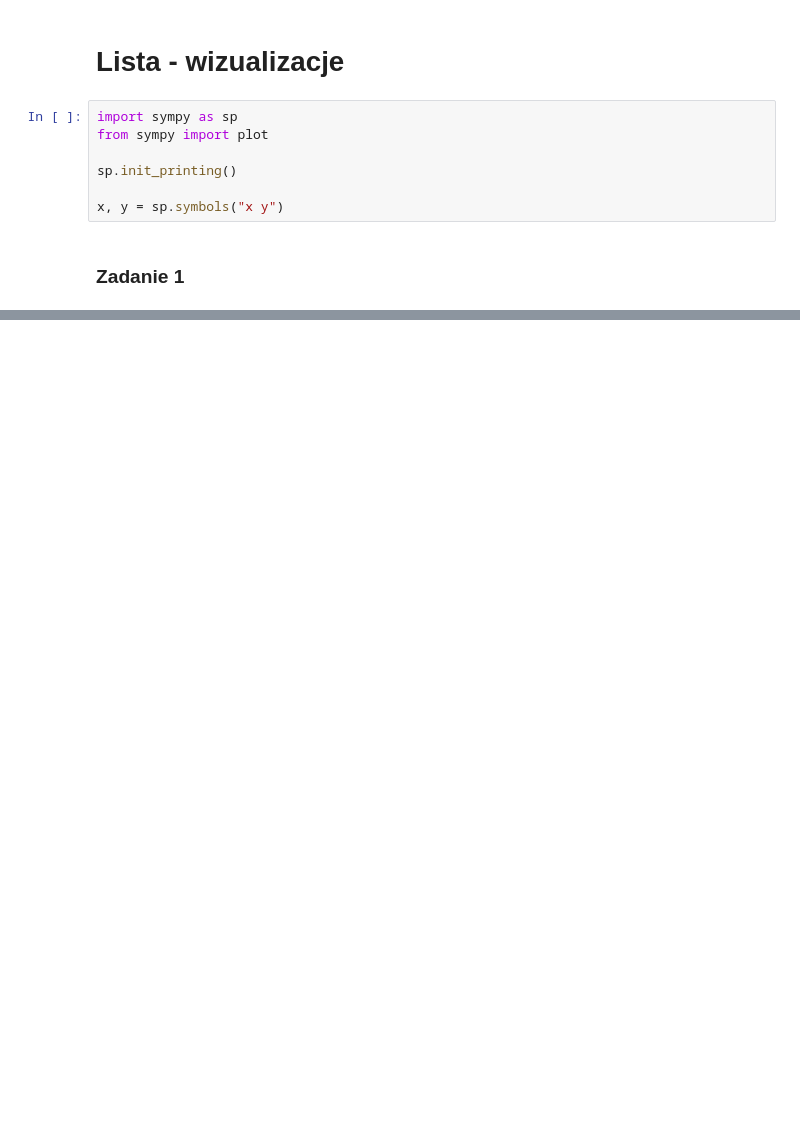
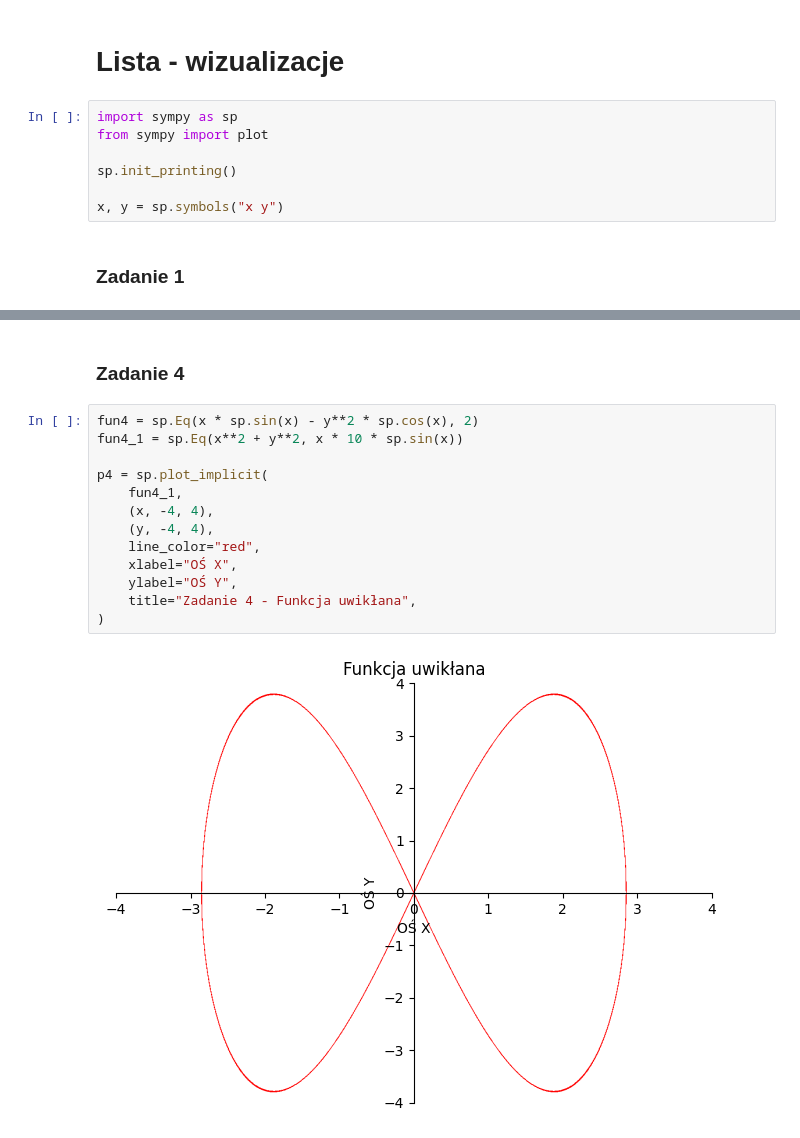
Before and after one commit to pzajaczkowski/ONWP, a Jupyter notebook: wizualizacje/wizualizacje.ipynb, the cells around one changed output, grey strips where cells are left out. Cells and saved outputs as stored; diff of their text form; blank space fills up the shorter version.

```diff
--- a/wizualizacje/wizualizacje.ipynb
+++ b/wizualizacje/wizualizacje.ipynb
@@ -82,0 +119,17 @@ Can't calculate derivative wrt -10.0000000000000.
+# %% [markdown]
+### Zadanie 4
+# %%
+fun4 = sp.Eq(x * sp.sin(x) - y**2 * sp.cos(x), 2)
+fun4_1 = sp.Eq(x**2 + y**2, x * 10 * sp.sin(x))
+
+p4 = sp.plot_implicit(
+    fun4_1,
+    (x, -4, 4),
+    (y, -4, 4),
+    line_color="red",
+    xlabel="OŚ X",
+    ylabel="OŚ Y",
+    title="Zadanie 4 - Funkcja uwikłana",
+)
+# %% [output]
+[figure, added]
```
Also changed, not shown: parts of 34 cells of this notebook, 1 other file.
